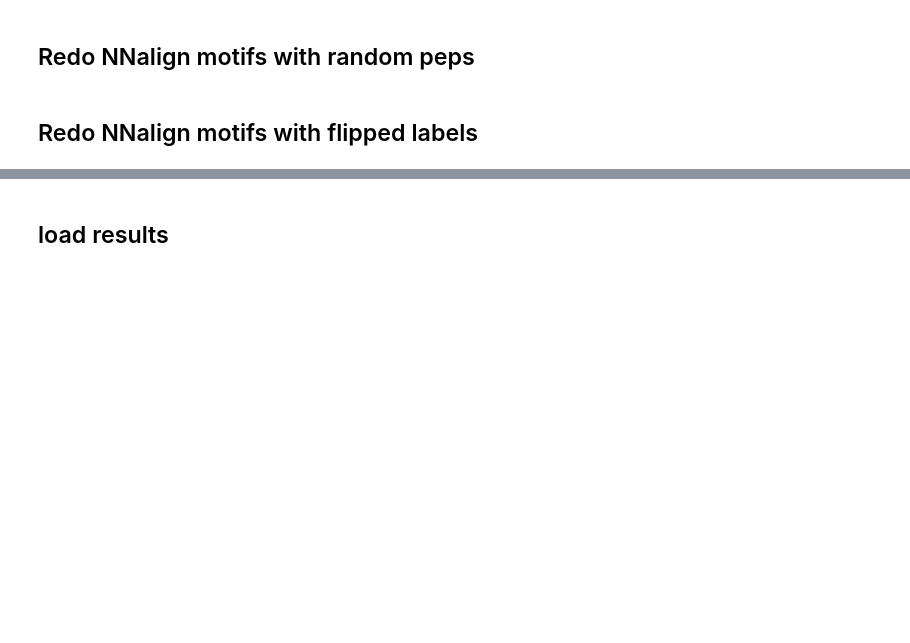
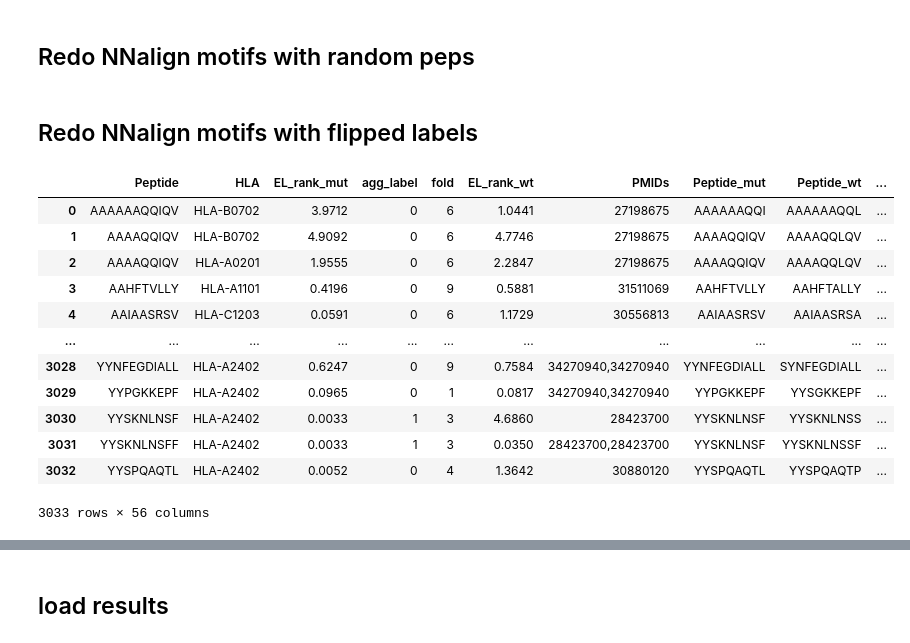
Before and after one commit to richieYT-wan/cedar, a Jupyter notebook: notebook/221130_NetMHCrank_sampling.ipynb, the cells around one changed output, grey strips where cells are left out. Saved outputs shown, nothing was run; the diff lists cells and outputs as text; code cells hidden in the pictures; blank space fills up the shorter version.

```diff
--- a/notebook/221130_NetMHCrank_sampling.ipynb
+++ b/notebook/221130_NetMHCrank_sampling.ipynb
@@ -163,3 +163,19 @@ for label in [0, 1]:
         df[['Peptide', 'agg_label']].to_csv(f'../../nnalign_cedar/flip_labels/data_flip/{fn}', sep='\t', header=False, index=False)
 # %% [markdown]
 ## Redo NNalign motifs with flipped labels
+# %%
+cedar
+# %% [output]
+|  | Peptide | HLA | EL_rank_mut | agg_label | fold | EL_rank_wt | PMIDs | Peptide_mut | Peptide_wt | ... |
+| 0 | AAAAAAQQIQV | HLA-B0702 | 3.9712 | 0 | 6 | 1.0441 | 27198675 | AAAAAAQQI | AAAAAAQQL | ... |
+| 1 | AAAAQQIQV | HLA-B0702 | 4.9092 | 0 | 6 | 4.7746 | 27198675 | AAAAQQIQV | AAAAQQLQV | ... |
+| 2 | AAAAQQIQV | HLA-A0201 | 1.9555 | 0 | 6 | 2.2847 | 27198675 | AAAAQQIQV | AAAAQQLQV | ... |
+| 3 | AAHFTVLLY | HLA-A1101 | 0.4196 | 0 | 9 | 0.5881 | 31511069 | AAHFTVLLY | AAHFTALLY | ... |
+| 4 | AAIAASRSV | HLA-C1203 | 0.0591 | 0 | 6 | 1.1729 | 30556813 | AAIAASRSV | AAIAASRSA | ... |
+| ... | ... | ... | ... | ... | ... | ... | ... | ... | ... | ... |
+| 3028 | YYNFEGDIALL | HLA-A2402 | 0.6247 | 0 | 9 | 0.7584 | 34270940,34270940 | YYNFEGDIALL | SYNFEGDIALL | ... |
+| 3029 | YYPGKKEPF | HLA-A2402 | 0.0965 | 0 | 1 | 0.0817 | 34270940,34270940 | YYPGKKEPF | YYSGKKEPF | ... |
+| 3030 | YYSKNLNSF | HLA-A2402 | 0.0033 | 1 | 3 | 4.6860 | 28423700 | YYSKNLNSF | YYSKNLNSS | ... |
+| 3031 | YYSKNLNSFF | HLA-A2402 | 0.0033 | 1 | 3 | 0.0350 | 28423700,28423700 | YYSKNLNSF | YYSKNLNSSF | ... |
+| 3032 | YYSPQAQTL | HLA-A2402 | 0.0052 | 0 | 4 | 1.3642 | 30880120 | YYSPQAQTL | YYSPQAQTP | ... |
+3033 rows × 56 columns
```
Also changed, not shown: parts of 3 cells of this notebook, 3 other files.
